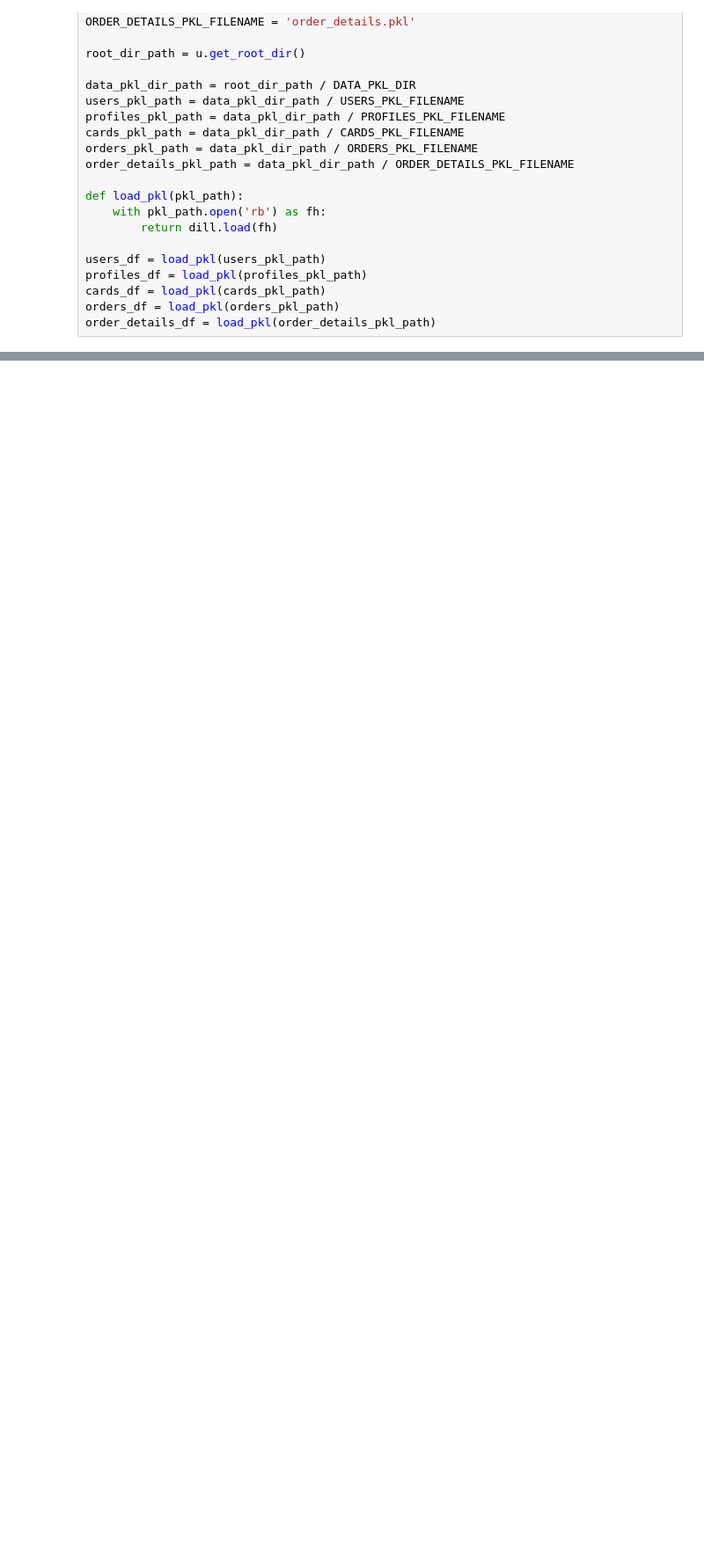
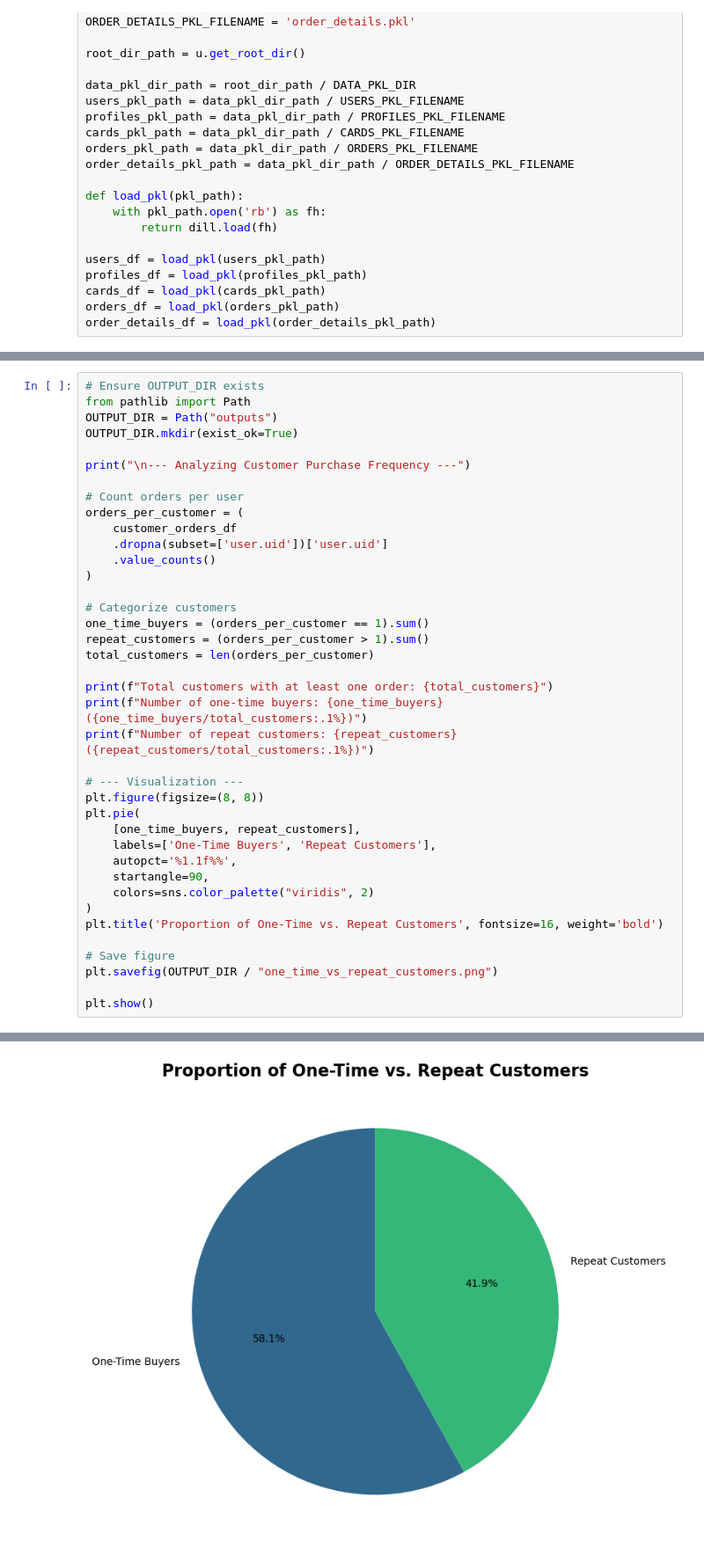
Before and after one commit to F4rab1/Marketing_Analytics, a Jupyter notebook: notebooks/02_data_analysis.ipynb, the cells around one changed output, grey strips where cells are left out. Shown: that part at 88% size. Cells and saved outputs as stored; diff of their text form; blank space fills up the shorter version.

```diff
--- a/notebooks/02_data_analysis.ipynb
+++ b/notebooks/02_data_analysis.ipynb
@@ -53,0 +252,40 @@ display(users_df.head())
+# %%
+# Ensure OUTPUT_DIR exists
+from pathlib import Path
+OUTPUT_DIR = Path("outputs")
+OUTPUT_DIR.mkdir(exist_ok=True)
+
+print("\n--- Analyzing Customer Purchase Frequency ---")
+
+# Count orders per user
+orders_per_customer = (
+    customer_orders_df
+    .dropna(subset=['user.uid'])['user.uid']
+    .value_counts()
+)
+
+# Categorize customers
+one_time_buyers = (orders_per_customer == 1).sum()
+repeat_customers = (orders_per_customer > 1).sum()
+total_customers = len(orders_per_customer)
+
+print(f"Total customers with at least one order: {total_customers}")
+print(f"Number of one-time buyers: {one_time_buyers} ({one_time_buyers/total_customers:.1%})")
+print(f"Number of repeat customers: {repeat_customers} ({repeat_customers/total_customers:.1%})")
+
+# --- Visualization ---
+plt.figure(figsize=(8, 8))
+plt.pie(
+    [one_time_buyers, repeat_customers],
+    labels=['One-Time Buyers', 'Repeat Customers'],
+    autopct='%1.1f%%',
+    startangle=90,
+    colors=sns.color_palette("viridis", 2)
+)
+plt.title('Proportion of One-Time vs. Repeat Customers', fontsize=16, weight='bold')
+
+# Save figure
+plt.savefig(OUTPUT_DIR / "one_time_vs_repeat_customers.png")
+
+plt.show()
+# %% [output]
@@ -53,0 +296 @@ display(users_df.head())
+[figure, added]
```
Also changed, not shown: parts of 28 cells of this notebook, 14 other files.
